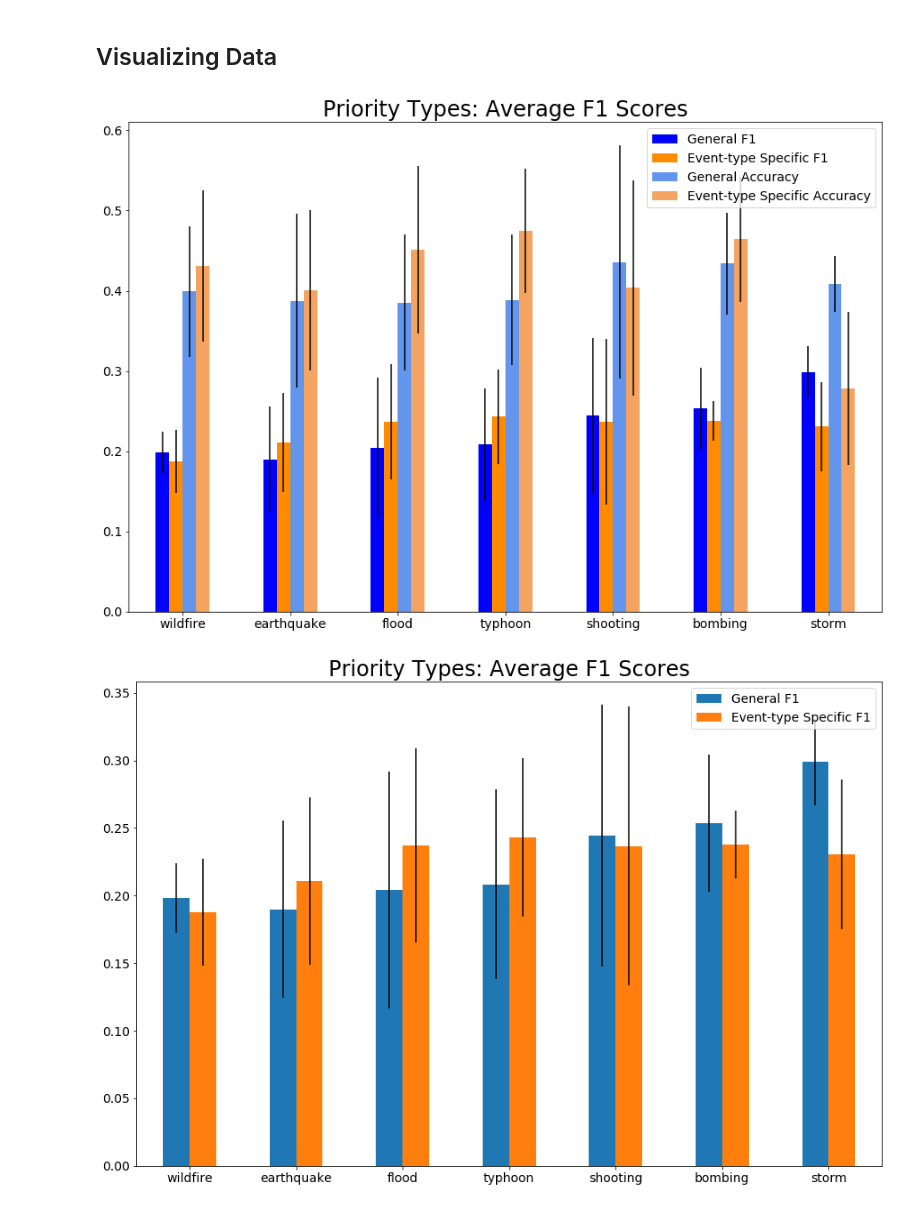
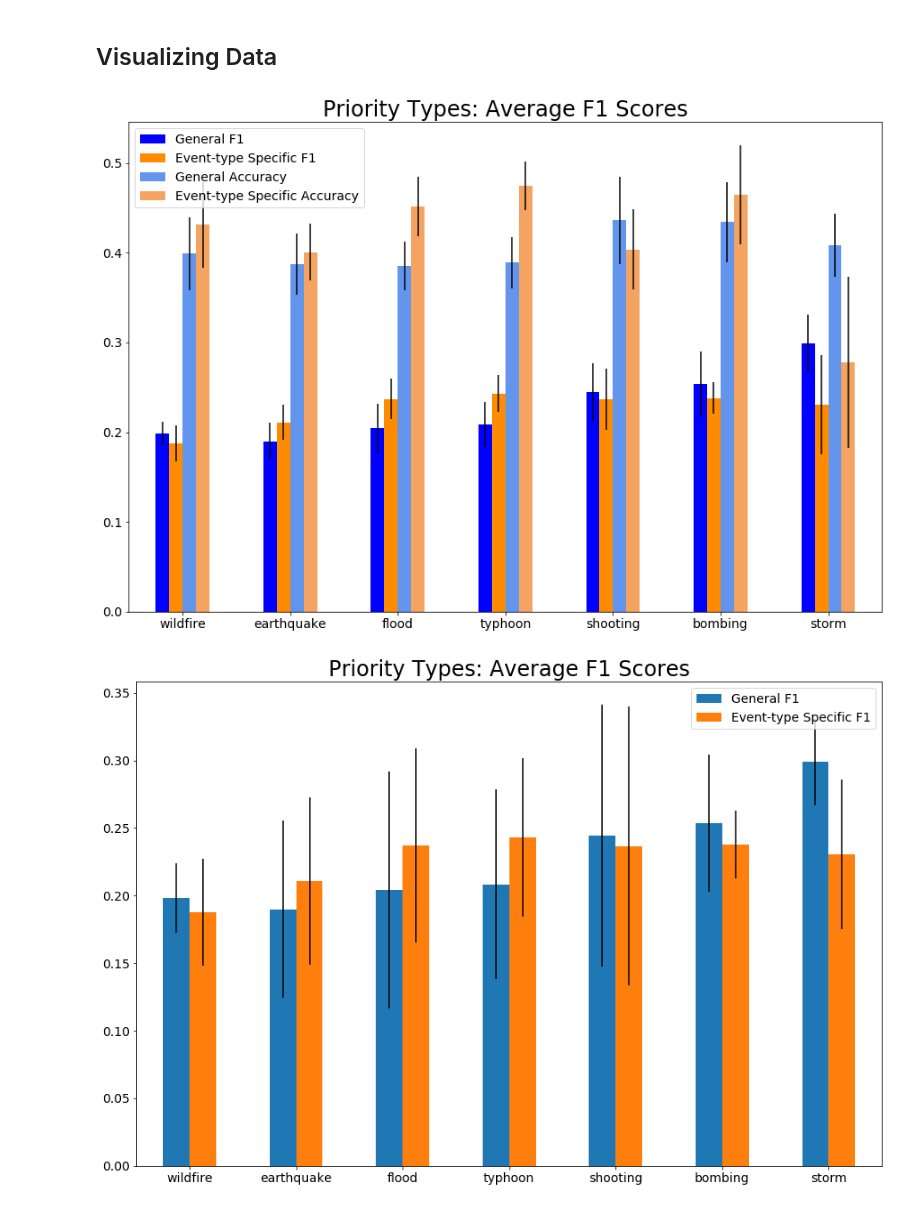
Before and after one commit to acpedersen/REU-2021, a Jupyter notebook: train-models.ipynb, the cells around one changed output. Drawn from its saved outputs; the diff is of its cells as text; code cells hidden in the pictures.

```diff
--- a/train-models.ipynb
+++ b/train-models.ipynb
@@ -277,38 +337,38 @@ font = {'family' : 'sans-serif',
 plt.rc('font', **font)
 # %%
 #priority
-infile = open('prio_results.pkl','rb')
+infile = open('Trec_data/prio_results.pkl','rb')
 prioDF = pickle.load(infile)
 infile.close()
 prioDF
 
 plt.figure(figsize=(15, 10))
 ax = plt.axes()
 
 genF1 = [item for item in prioDF['avgF1Gen']]
-std_gen = [item for item in prioDF['stdF1Gen']]
-std_spec = [item for item in prioDF['stdF1Spec']]
+std_gen = [item for item in prioDF['semF1Gen']]
+std_spec = [item for item in prioDF['semF1Spec']]
 specF1 = [item for item in prioDF['avgF1Spec']]
 index = [item for item in prioDF.index]
 
 genacc = [item for item in prioDF['avgAccGen']]
 specacc = [item for item in prioDF['avgAccSpec']]
-std_genacc = [item for item in prioDF['stdAccGen']]
-std_specacc = [item for item in prioDF['stdAccSpec']]
+std_genacc = [item for item in prioDF['semAccGen']]
+std_specacc = [item for item in prioDF['semAccSpec']]
 
 df_prio = pd.DataFrame({'General F1': genF1,
 
                    'Event-type Specific F1': specF1, 'General Accuracy': genacc,
 
                     'Event-type Specific Accuracy': specacc}, index=index)
 
 ax.set_title('Priority Types: Average F1 Scores', fontsize = 24)
 ax = df_prio.plot.bar(rot=0, ax=ax, yerr = [std_gen, std_spec, std_genacc, std_specacc],
                       color=['blue', 'darkorange', 'cornflowerblue', 'sandybrown'])
 
 plt.show()
 # %% [output]
-[figure, old version]
+[figure, new version]
 # %%
 #priority
 
```
Also changed, not shown: parts of 9 cells of this notebook.
